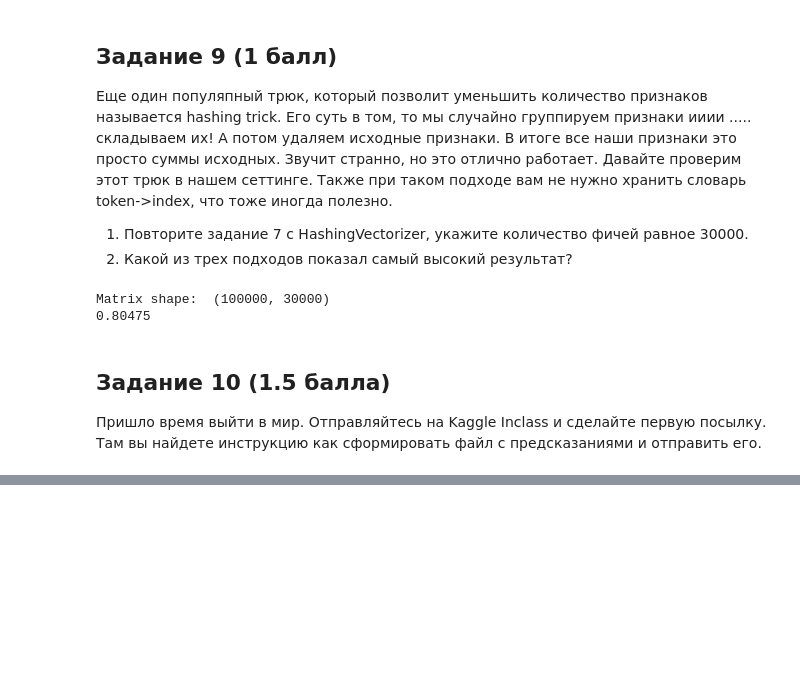
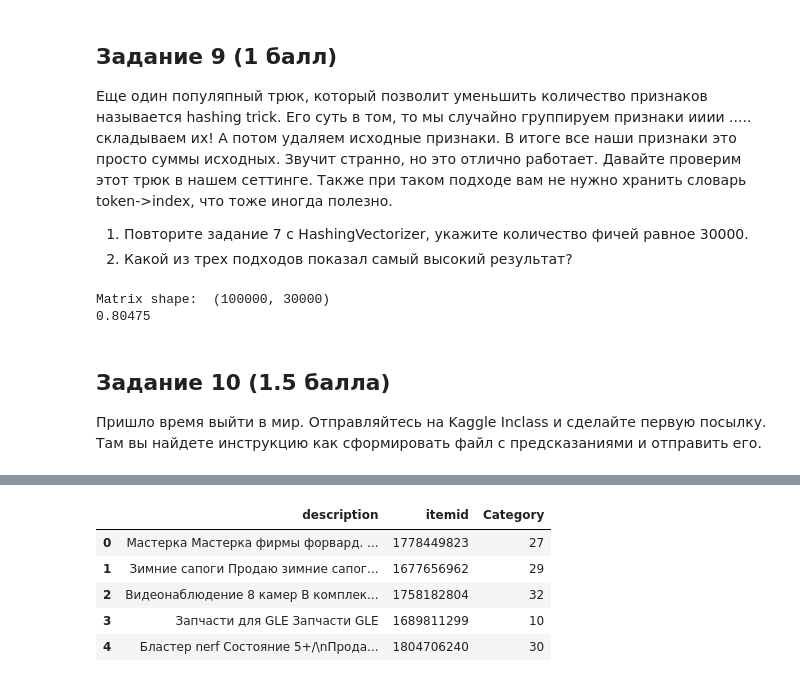
Before and after one commit to alyonabelenko/Courses, a Jupyter notebook: IAD2/06_text/hw06.ipynb, the cells around one changed output, grey strips where cells are left out. Saved outputs shown, nothing was run; the diff lists cells and outputs as text; code cells hidden in the pictures; blank space fills up the shorter version.

```diff
--- a/IAD2/06_text/hw06.ipynb
+++ b/IAD2/06_text/hw06.ipynb
@@ -399,4 +407,13 @@ clf.fit(X_train, y_train)
 # %%
 y_pred = clf.predict(X_test)
 test["Category"] = y_pred
+# %%
+test.head()
+# %% [output]
+|  | description | itemid | Category |
+| 0 | Мастерка Мастерка фирмы форвард. ... | 1778449823 | 27 |
+| 1 | Зимние сапоги Продаю зимние сапог... | 1677656962 | 29 |
+| 2 | Видеонаблюдение 8 камер В комплек... | 1758182804 | 32 |
+| 3 | Запчасти для GLE Запчасти GLE | 1689811299 | 10 |
+| 4 | Бластер nerf Состояние 5+/\nПрода... | 1804706240 | 30 |
 # %%
```
Also changed, not shown: parts of 4 cells of this notebook.
